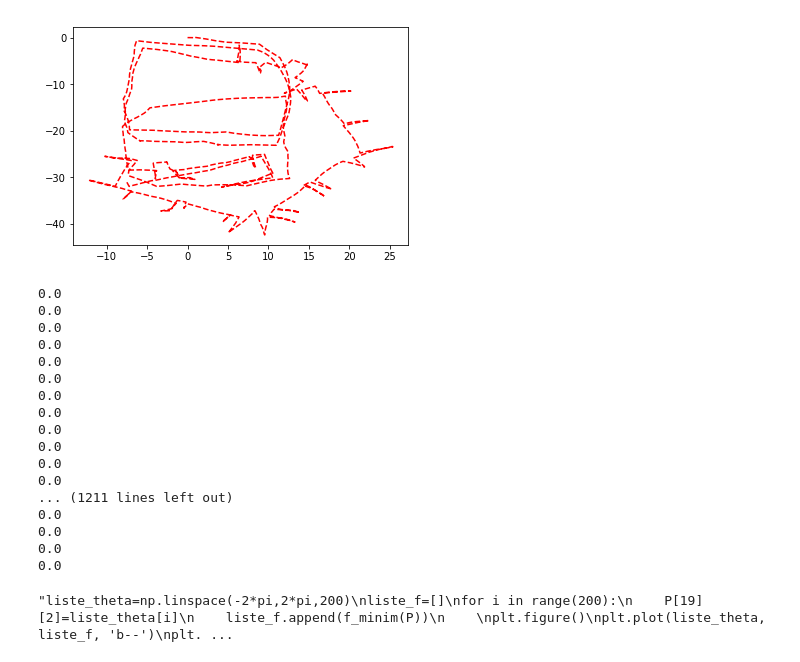
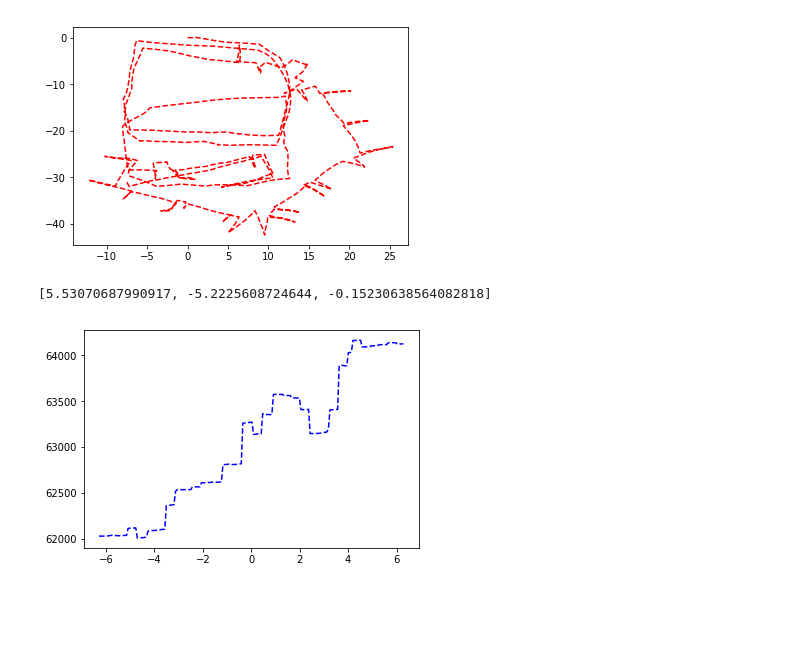
Before and after one commit to 1AlexisRoux1/Projet_optimisation, a Jupyter notebook: Projet_optimisation_robot.ipynb, the cells around one changed output. Cells and saved outputs as stored; diff of their text form; code cells hidden in the pictures; blank space fills up the shorter version.

```diff
--- a/Projet_optimisation_robot.ipynb
+++ b/Projet_optimisation_robot.ipynb
@@ -119,66 +131,68 @@ plt.show()
 # %% [output]
 [figure]
 # %%
-def F(p_i,di):
-    rot = np.array([[cos(p_i[2]), -sin(p_i[2]), 0], [sin(p_i[2]),cos(p_i[2]), 0], [0, 0, 1]])
-    p_i = p_i + np.dot(rot, di)
-    return p_i
+def mod_pi(theta):
+    if theta>=0:
+        theta=theta%(2*pi)
+        if theta>pi:
+            theta-=2*pi
+    else:
+        theta=-((-theta)%(2*pi))
+        if theta<-pi:
+            theta+=2*pi
+    return theta
 
 def f_minim_pose(P,i):
     #Partie odométrie
     p_i=np.array(P[i])
     pi_1=np.array(P[i+1])
+
+        #On se ramène à manipuler des angles entre [-pi,pi] pour utiliser F
+    p_i[2]= mod_pi(p_i[2])
+    pi_1[2]= mod_pi(pi_1[2])
+
     relations_odo=[]
     if i<len(donnees_odo):
         relations_odo = donnees_odo[i]
-    a=(np.linalg.norm(pi_1-F(p_i,np.array(relations_odo[2]))))**2
+    diff_o = pi_1-F(p_i,np.array(relations_odo[2]))
+    diff_o[2] = min(diff_o[2], 2*pi-diff_o[2])
+    a=(np.linalg.norm(diff_o))**2
 
     #Partie loop
     relations_loop = [item for item in donnees_loop if item[0]==i] #Pas les relations où i est le deuxième indice pour ne pas compter les relations 2 fois
     indexes_loop = [int(item[1]) for item in relations_loop]
     Pj=[np.array(P[j]) for j in indexes_loop]
+
+        #On se ramène à des angles entre [-pi,pi]
+    for pose in Pj:
+        pose[2]= mod_pi(pose[2])
+
     for k in range(len(relations_loop)):
-        diff=Pj[k]-F(p_i,np.array(relations_loop[k][2]))
-        diff[2]=diff[2]%(2*pi)
-        diff[2]= min(diff[2],2*pi-diff[2])
-        print(diff[2])
-        a+=np.linalg.norm(diff)**2
+        diff_l=Pj[k]-F(p_i,np.array(relations_loop[k][2]))
+        diff_l[2]= min(diff_l[2],2*pi-diff_l[2])
+        a+=(np.linalg.norm(diff_l))**2
 
-    #print(a)
     return a
+
 
 def f_minim(P):
     return sum([f_minim_pose(P,i) for i in range(len(donnees_odo))])
 
-P=np.array([[x[i],y[i],t[i]] for i in range(len(x))])
-P[19][2]=0
-f_minim(P)
 
-"""liste_theta=np.linspace(-2*pi,2*pi,200)
+P = [[x[i], y[i], t[i]] for i in range(len(x))]
+
+i=309
+
+liste_theta=np.linspace(-2*pi,2*pi,200)
 liste_f=[]
+print(P[i])
 for i in range(200):
-    P[19][2]=liste_theta[i]
+    P[i][2]=liste_theta[i]
     liste_f.append(f_minim(P))
 
 plt.figure()
 plt.plot(liste_theta, liste_f, 'b--')
-plt.show()"""
+plt.show()
 # %% [output]
-0.0
-0.0
-0.0
-0.0
-0.0
-0.0
-0.0
-0.0
-0.0
-0.0
-0.0
-0.0
-... (1211 lines left out)
-0.0
-0.0
-0.0
-0.0
+[5.53070687990917, -5.2225608724644, -0.15230638564082818]
-"liste_theta=np.linspace(-2*pi,2*pi,200)\nliste_f=[]\nfor i in range(200):\n    P[19][2]=liste_theta[i]\n    liste_f.append(f_minim(P))\n    \nplt.figure()\nplt.plot(liste_theta, liste_f, 'b--')\nplt. ...
+[figure, added]
```
Also changed, not shown: parts of 1 cell of this notebook.
